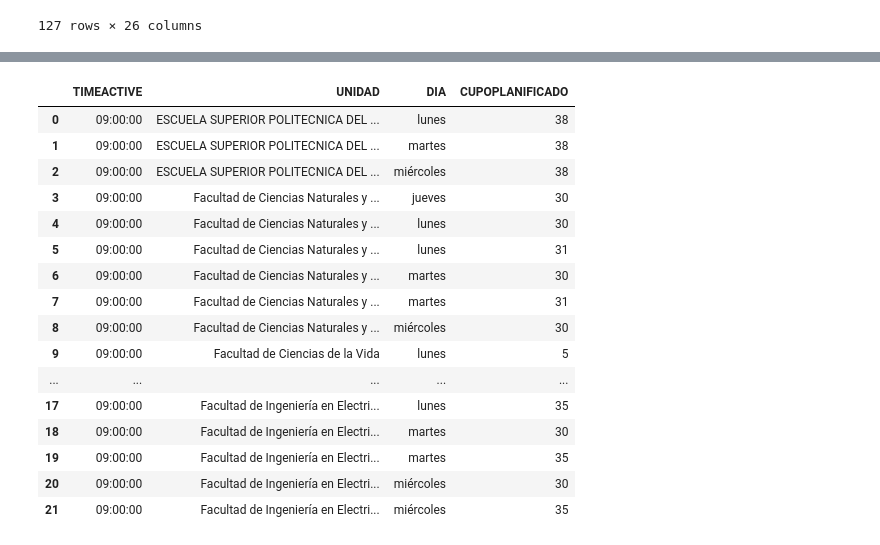
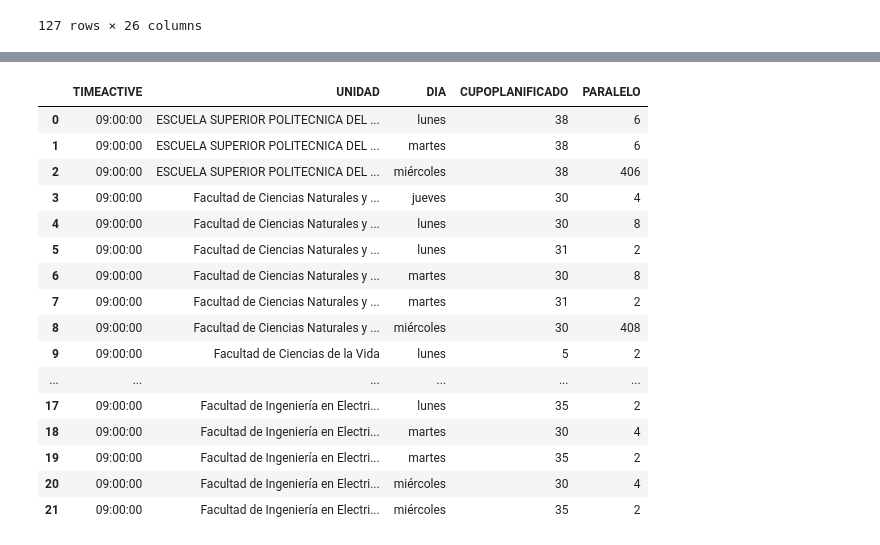
Before and after one commit to lromeror/Group_Slytheryn, a Jupyter notebook: EDA_ESPOL/EDA_ESPOL_PAE_PRE_Jonathan.ipynb, the cells around one changed output, grey strips where cells are left out. Cells and saved outputs as stored; diff of their text form; code cells hidden in the pictures.

```diff
--- a/EDA_ESPOL/EDA_ESPOL_PAE_PRE_Jonathan.ipynb
+++ b/EDA_ESPOL/EDA_ESPOL_PAE_PRE_Jonathan.ipynb
@@ -1493,2 +1510,0 @@ df_flu_fac12
-# %%
-df_flu_fac12 = df_flu_fac12.drop(columns='PARALELO')
@@ -1511,24 +1546,24 @@ df_flu_fac12
 # %%
-temp = df_flu_fac12.groupby(['TIMEACTIVE', 'UNIDAD', 'DIA', 'CUPOPLANIFICADO'], as_index=False).sum(numeric_only=True)
+temp = df_flu_fac12.groupby(['TIMEACTIVE', 'UNIDAD', 'DIA', 'CUPOPLANIFICADO', ''], as_index=False).sum(numeric_only=True)
 temp[temp['TIMEACTIVE'] == dt.time(9, 0)]
 # %% [output]
-|  | TIMEACTIVE | UNIDAD | DIA | CUPOPLANIFICADO |
-| 0 | 09:00:00 | ESCUELA SUPERIOR POLITECNICA DEL ... | lunes | 38 |
-| 1 | 09:00:00 | ESCUELA SUPERIOR POLITECNICA DEL ... | martes | 38 |
-| 2 | 09:00:00 | ESCUELA SUPERIOR POLITECNICA DEL ... | miércoles | 38 |
-| 3 | 09:00:00 | Facultad de Ciencias Naturales y ... | jueves | 30 |
-| 4 | 09:00:00 | Facultad de Ciencias Naturales y ... | lunes | 30 |
-| 5 | 09:00:00 | Facultad de Ciencias Naturales y ... | lunes | 31 |
-| 6 | 09:00:00 | Facultad de Ciencias Naturales y ... | martes | 30 |
-| 7 | 09:00:00 | Facultad de Ciencias Naturales y ... | martes | 31 |
-| 8 | 09:00:00 | Facultad de Ciencias Naturales y ... | miércoles | 30 |
-| 9 | 09:00:00 | Facultad de Ciencias de la Vida | lunes | 5 |
-| ... | ... | ... | ... | ... |
-| 17 | 09:00:00 | Facultad de Ingeniería en Electri... | lunes | 35 |
-| 18 | 09:00:00 | Facultad de Ingeniería en Electri... | martes | 30 |
-| 19 | 09:00:00 | Facultad de Ingeniería en Electri... | martes | 35 |
-| 20 | 09:00:00 | Facultad de Ingeniería en Electri... | miércoles | 30 |
-| 21 | 09:00:00 | Facultad de Ingeniería en Electri... | miércoles | 35 |
+|  | TIMEACTIVE | UNIDAD | DIA | CUPOPLANIFICADO | PARALELO |
+| 0 | 09:00:00 | ESCUELA SUPERIOR POLITECNICA DEL ... | lunes | 38 | 6 |
+| 1 | 09:00:00 | ESCUELA SUPERIOR POLITECNICA DEL ... | martes | 38 | 6 |
+| 2 | 09:00:00 | ESCUELA SUPERIOR POLITECNICA DEL ... | miércoles | 38 | 406 |
+| 3 | 09:00:00 | Facultad de Ciencias Naturales y ... | jueves | 30 | 4 |
+| 4 | 09:00:00 | Facultad de Ciencias Naturales y ... | lunes | 30 | 8 |
+| 5 | 09:00:00 | Facultad de Ciencias Naturales y ... | lunes | 31 | 2 |
+| 6 | 09:00:00 | Facultad de Ciencias Naturales y ... | martes | 30 | 8 |
+| 7 | 09:00:00 | Facultad de Ciencias Naturales y ... | martes | 31 | 2 |
+| 8 | 09:00:00 | Facultad de Ciencias Naturales y ... | miércoles | 30 | 408 |
+| 9 | 09:00:00 | Facultad de Ciencias de la Vida | lunes | 5 | 2 |
+| ... | ... | ... | ... | ... | ... |
+| 17 | 09:00:00 | Facultad de Ingeniería en Electri... | lunes | 35 | 2 |
+| 18 | 09:00:00 | Facultad de Ingeniería en Electri... | martes | 30 | 4 |
+| 19 | 09:00:00 | Facultad de Ingeniería en Electri... | martes | 35 | 2 |
+| 20 | 09:00:00 | Facultad de Ingeniería en Electri... | miércoles | 30 | 4 |
+| 21 | 09:00:00 | Facultad de Ingeniería en Electri... | miércoles | 35 | 2 |
 # %%
 df_H2
 # %% [output]
```
Also changed, not shown: parts of 52 cells of this notebook.
